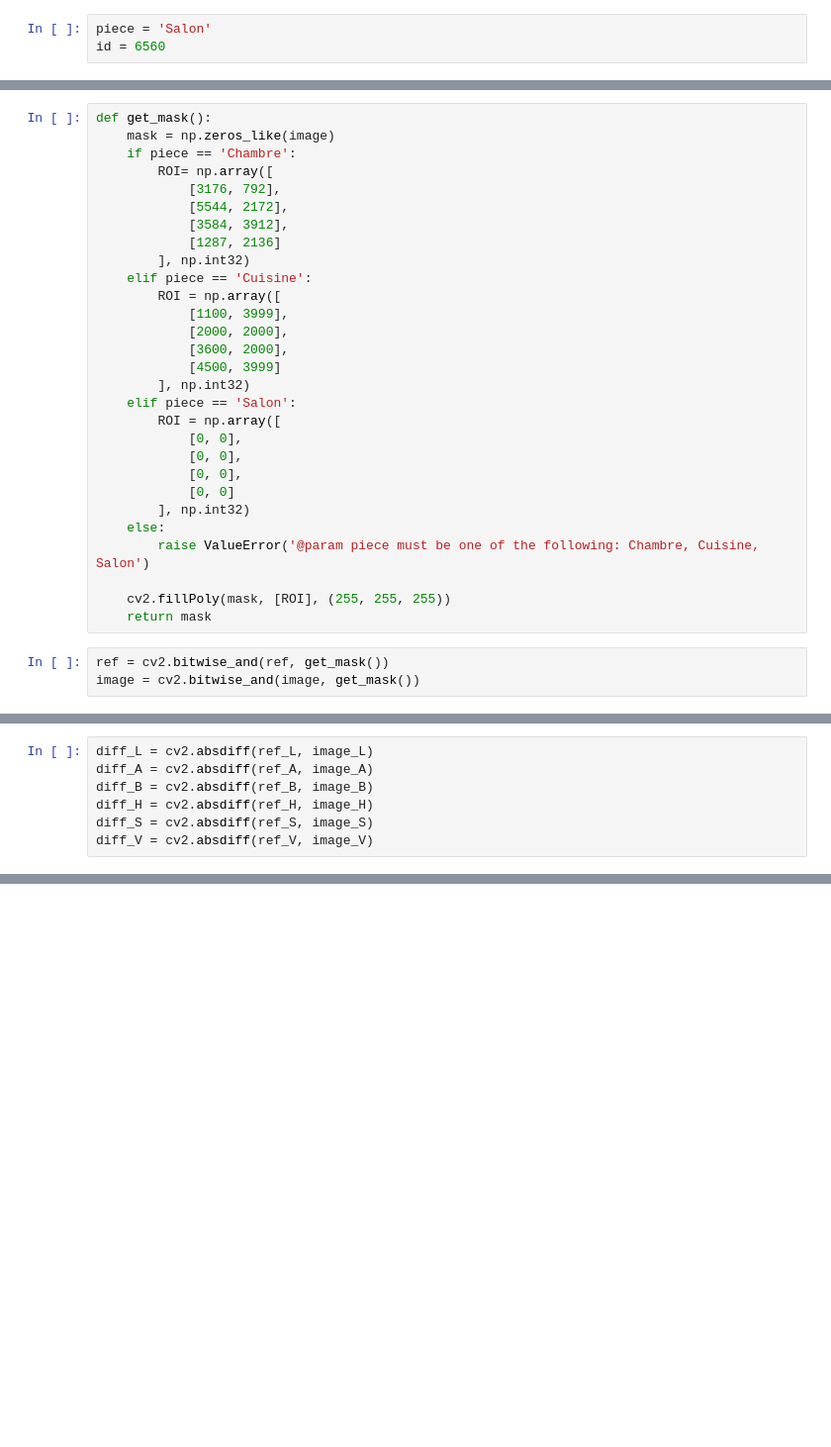
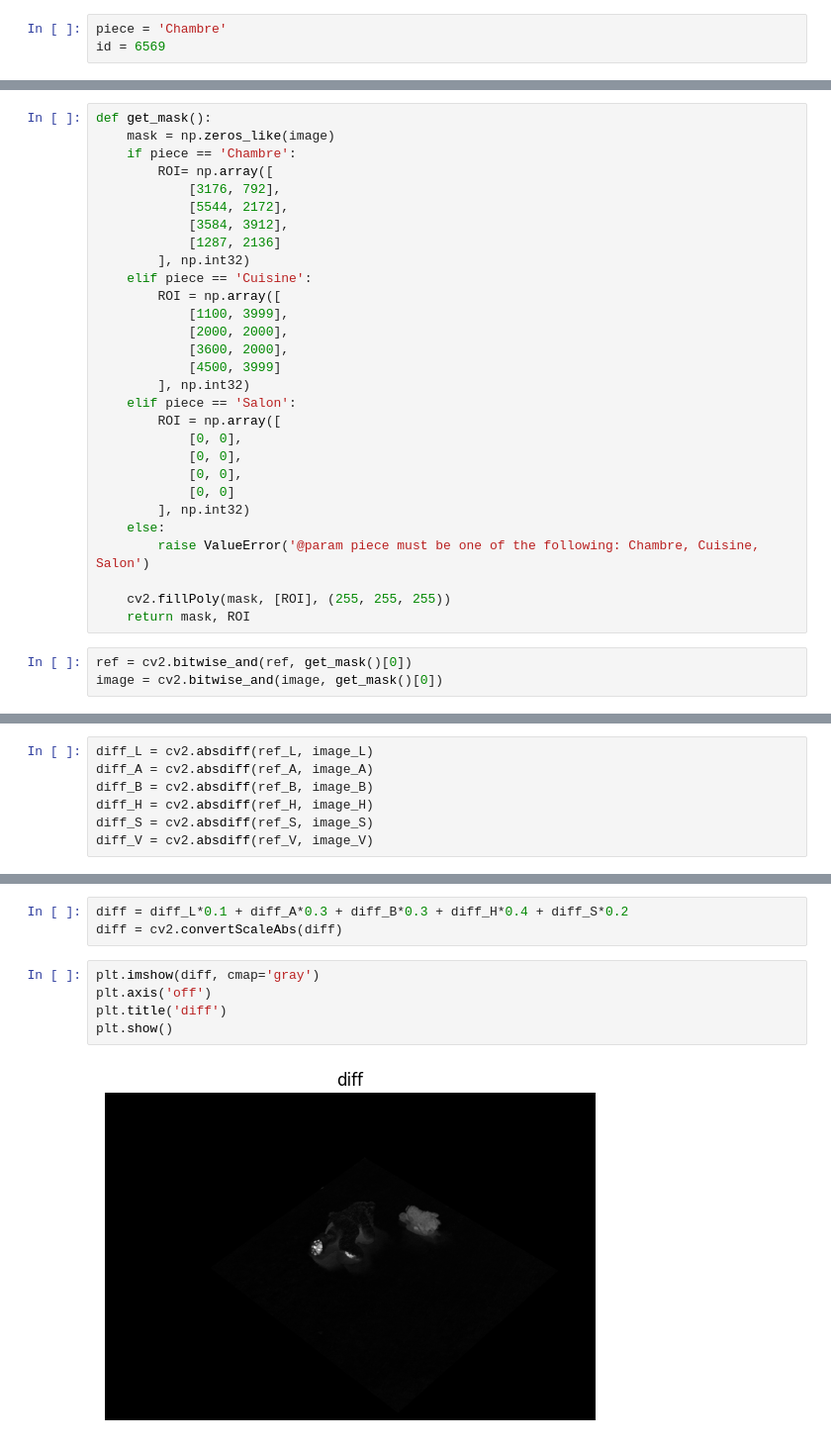
Before and after one commit to Paul-Fontaine/TP1_vision_artificielle, a Jupyter notebook: LAB_HSV.ipynb, the cells around one changed output, grey strips where cells are left out. Shown at 99% size. Drawn from its saved outputs; the diff is of its cells as text; blank space fills up the shorter version.

Commit message:
chambre done

```diff
--- a/LAB_HSV.ipynb
+++ b/LAB_HSV.ipynb
@@ -3,8 +3,8 @@ import cv2
 import numpy as np
 import matplotlib.pyplot as plt
 # %%
-piece = 'Salon'
-id = 6560
+piece = 'Chambre'
+id = 6569
 # %%
 ref = cv2.imread(f'Images/{piece}/Reference.JPG')
 image = cv2.imread(f'Images/{piece}/IMG_{id}.JPG')
@@ -36,10 +37,10 @@ def get_mask():
         raise ValueError('@param piece must be one of the following: Chambre, Cuisine, Salon')
 
     cv2.fillPoly(mask, [ROI], (255, 255, 255))
-    return mask
+    return mask, ROI
 # %%
-ref = cv2.bitwise_and(ref, get_mask())
-image = cv2.bitwise_and(image, get_mask())
+ref = cv2.bitwise_and(ref, get_mask()[0])
+image = cv2.bitwise_and(image, get_mask()[0])
 # %%
 ref_LAB = cv2.cvtColor(ref, cv2.COLOR_BGR2LAB)
 ref_HSV = cv2.cvtColor(ref, cv2.COLOR_BGR2HSV)
@@ -78,0 +61,10 @@ fig.savefig(f'diffs/{piece}/diff_IMG_{id}.png')
+# %%
+diff = diff_L*0.1 + diff_A*0.3 + diff_B*0.3 + diff_H*0.4 + diff_S*0.2
+diff = cv2.convertScaleAbs(diff)
+# %%
+plt.imshow(diff, cmap='gray')
+plt.axis('off')
+plt.title('diff')
+plt.show()
+# %% [output]
+[figure, added]
```
Also changed, not shown: parts of 13 cells of this notebook, 1 other file.
